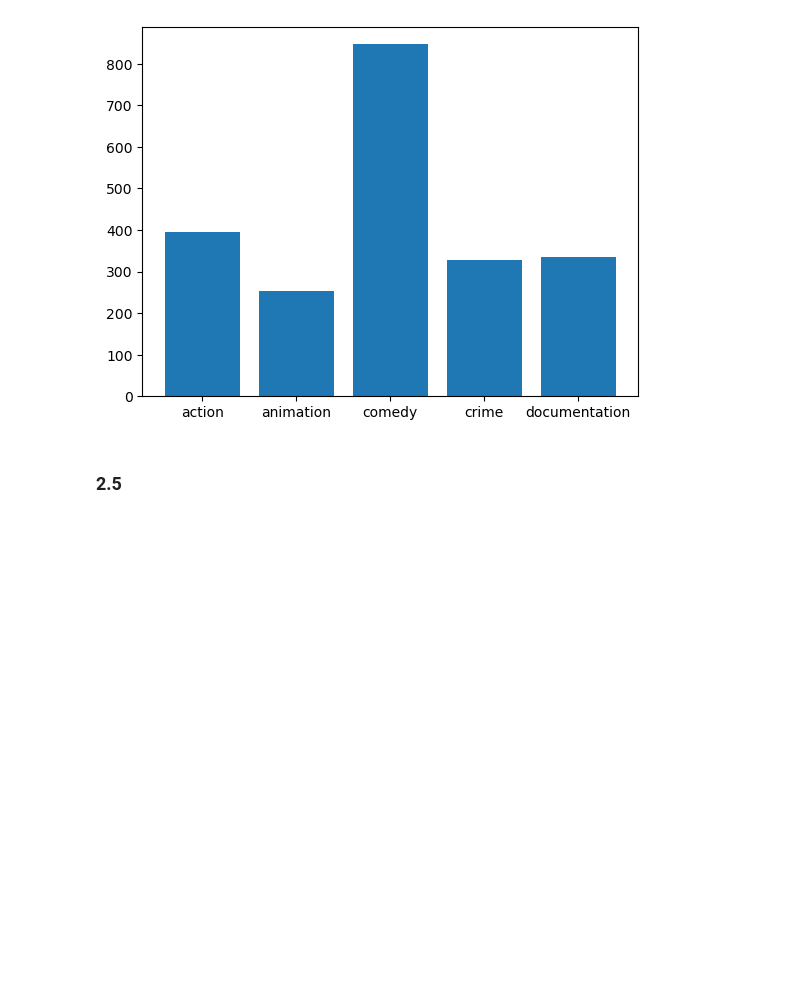
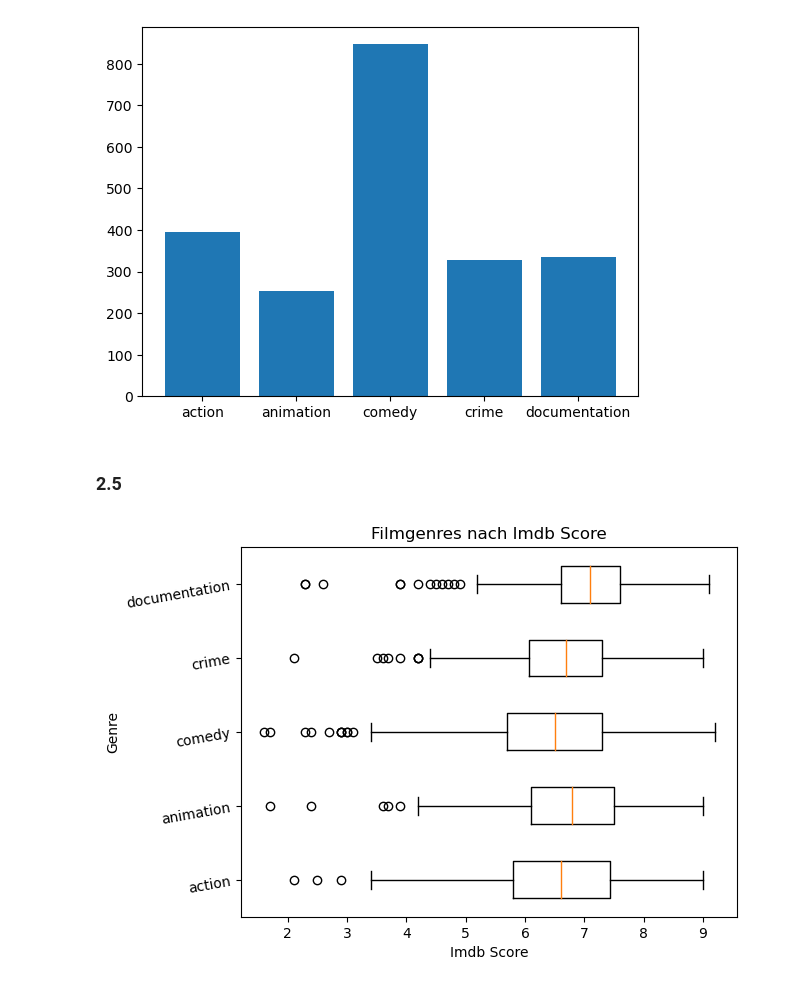
Before and after one commit to FruitPunchSamurai123/AKIML_Project_1, a Jupyter notebook: Teil 2.ipynb, the cells around one changed output. Cells and saved outputs as stored; diff of their text form; code cells hidden in the pictures; blank space fills up the shorter version.

Commit message:
Implement boxplot for first 5 genres

```diff
--- a/Teil 2.ipynb
+++ b/Teil 2.ipynb
@@ -48,3 +48,38 @@ plot.show()
 [figure]
 # %% [markdown]
 ### 2.5
+# %%
+import matplotlib.pyplot as plot
+import pandas as pd
+
+data = pd.read_pickle('./files/train.pickle')
+
+action = data.loc[data['action'] == 1]
+imdb_score_action = action['imdb_score']
+
+animation = data.loc[data['animation'] == 1]
+imdb_score_animation = animation['imdb_score']
+
+comedy = data.loc[data['comedy'] == 1]
+imdb_score_comedy = comedy['imdb_score']
+
+crime = data.loc[data['crime'] == 1]
+imdb_score_crime = crime['imdb_score']
+
+documentation = data.loc[data['documentation'] == 1]
+imdb_score_documentation = documentation['imdb_score']
+
+columns = [imdb_score_action, imdb_score_animation, imdb_score_comedy, imdb_score_crime, imdb_score_documentation]
+
+# print(imdb_score_action)
+
+fig, ax = plot.subplots()
+
+ax.boxplot(columns, vert = 0)
+ax.set_title('Filmgenres nach Imdb Score')
+ax.set_xlabel('Imdb Score')
+ax.set_ylabel('Genre')
+plot.yticks([1, 2, 3, 4, 5], ["action", "animation", "comedy", "crime", "documentation"], rotation=10)
+plot.show()
+# %% [output]
+[figure, added]
```
